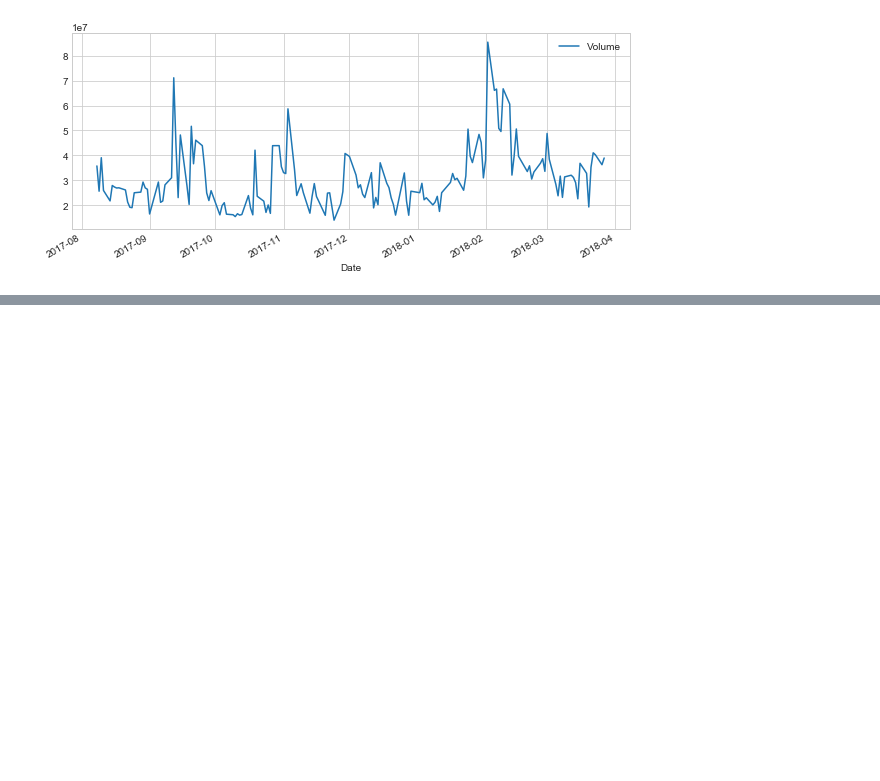
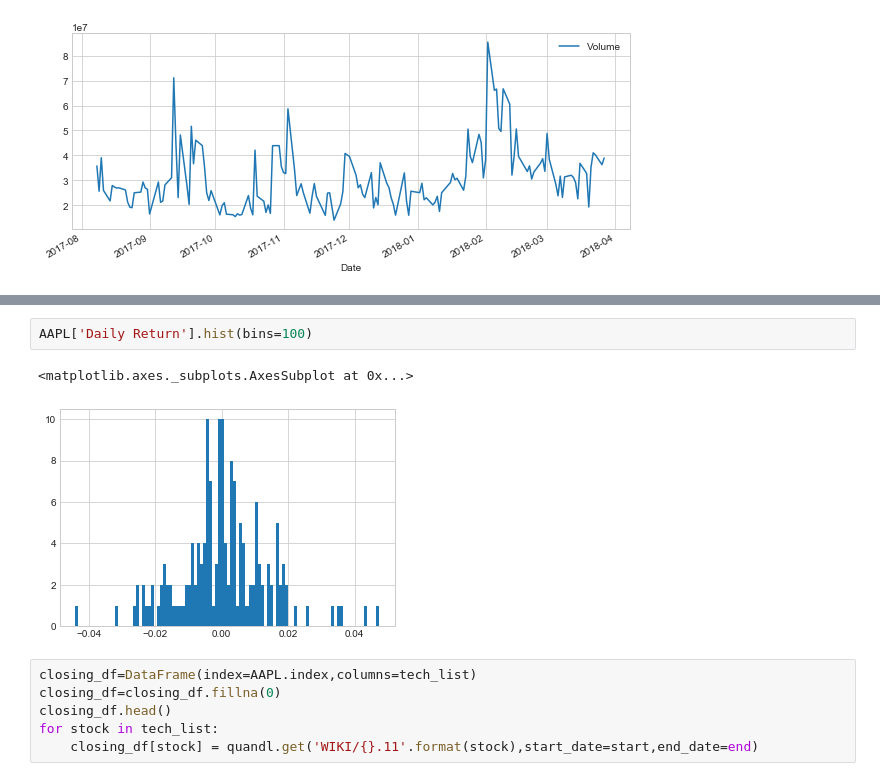
Before and after one commit to kiyo2022/project, a Jupyter notebook: 株式市場データ.ipynb, the cells around one changed output, grey strips where cells are left out. Saved outputs shown, nothing was run; the diff lists cells and outputs as text; blank space fills up the shorter version.

```diff
--- a/株式市場データ.ipynb
+++ b/株式市場データ.ipynb
@@ -88,0 +117,11 @@ TypeError: 'type' object is not subscriptable
+# %%
+AAPL['Daily Return'].hist(bins=100)
+# %% [output]
+<matplotlib.axes._subplots.AxesSubplot at 0x...>
+[figure, added]
+# %%
+closing_df=DataFrame(index=AAPL.index,columns=tech_list)
+closing_df=closing_df.fillna(0)
+closing_df.head()
+for stock in tech_list:
+    closing_df[stock] = quandl.get('WIKI/{}.11'.format(stock),start_date=start,end_date=end)
```
Also changed, not shown: parts of 13 cells of this notebook.
